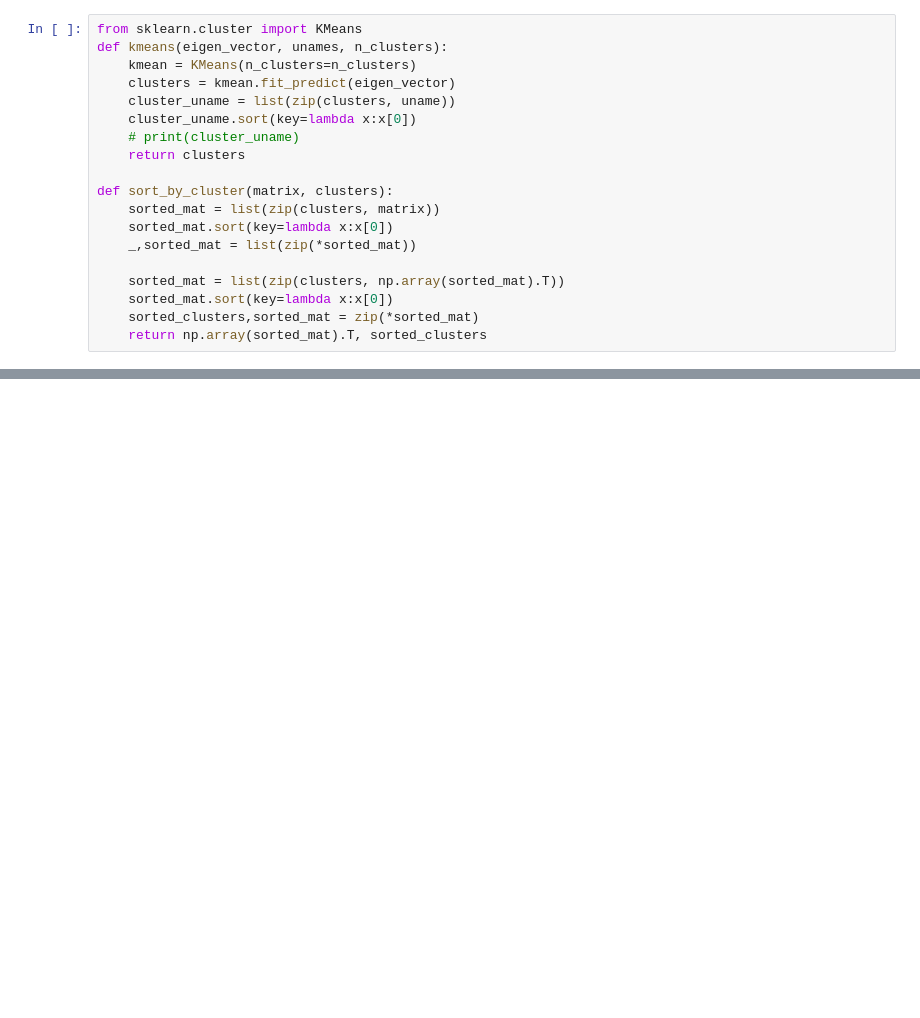
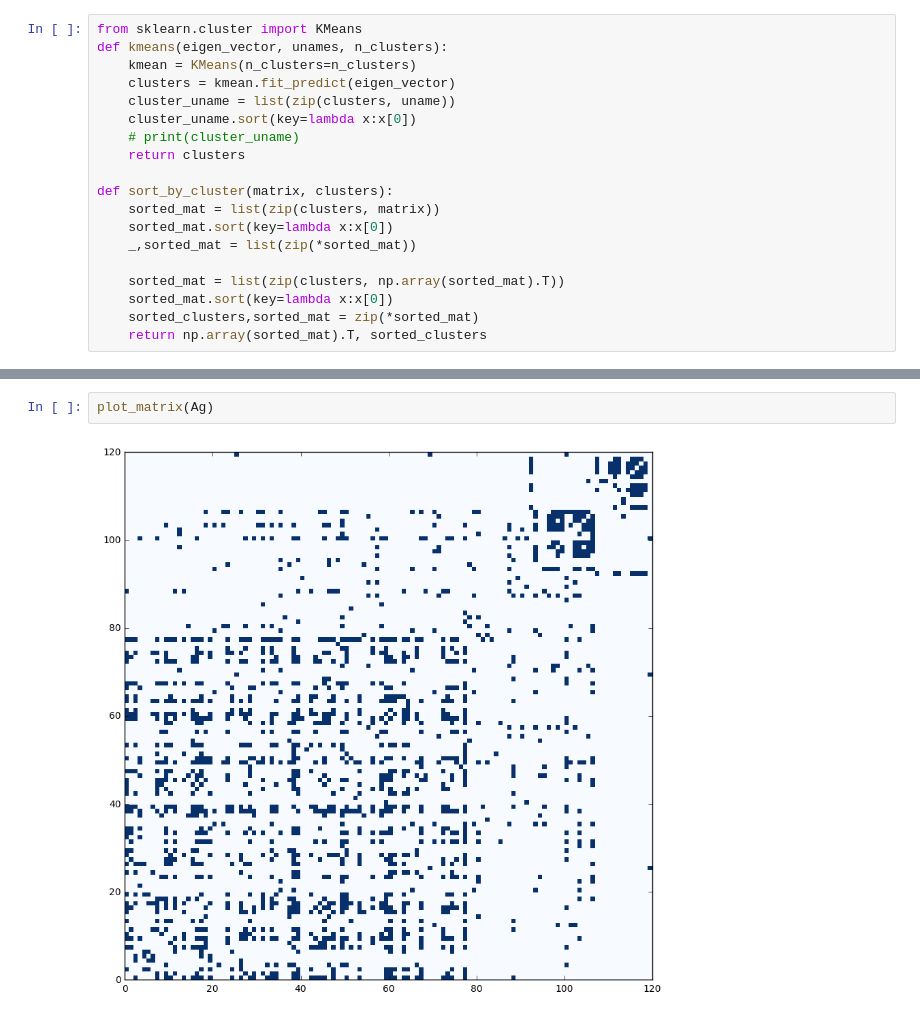
Before and after one commit to kskkwn/notebooks, a Jupyter notebook: robust_spectral_clustering/Untitled.ipynb, the cells around one changed output, grey strips where cells are left out. Saved outputs shown, nothing was run; the diff lists cells and outputs as text; blank space fills up the shorter version.

```diff
--- a/robust_spectral_clustering/Untitled.ipynb
+++ b/robust_spectral_clustering/Untitled.ipynb
@@ -123,0 +182,4 @@ plot_matrix(*sort_by_cluster(Ag, clusters))
+# %%
+plot_matrix(Ag)
+# %% [output]
+[figure, added]
```
Also changed, not shown: parts of 3 cells of this notebook, 7 other files.
